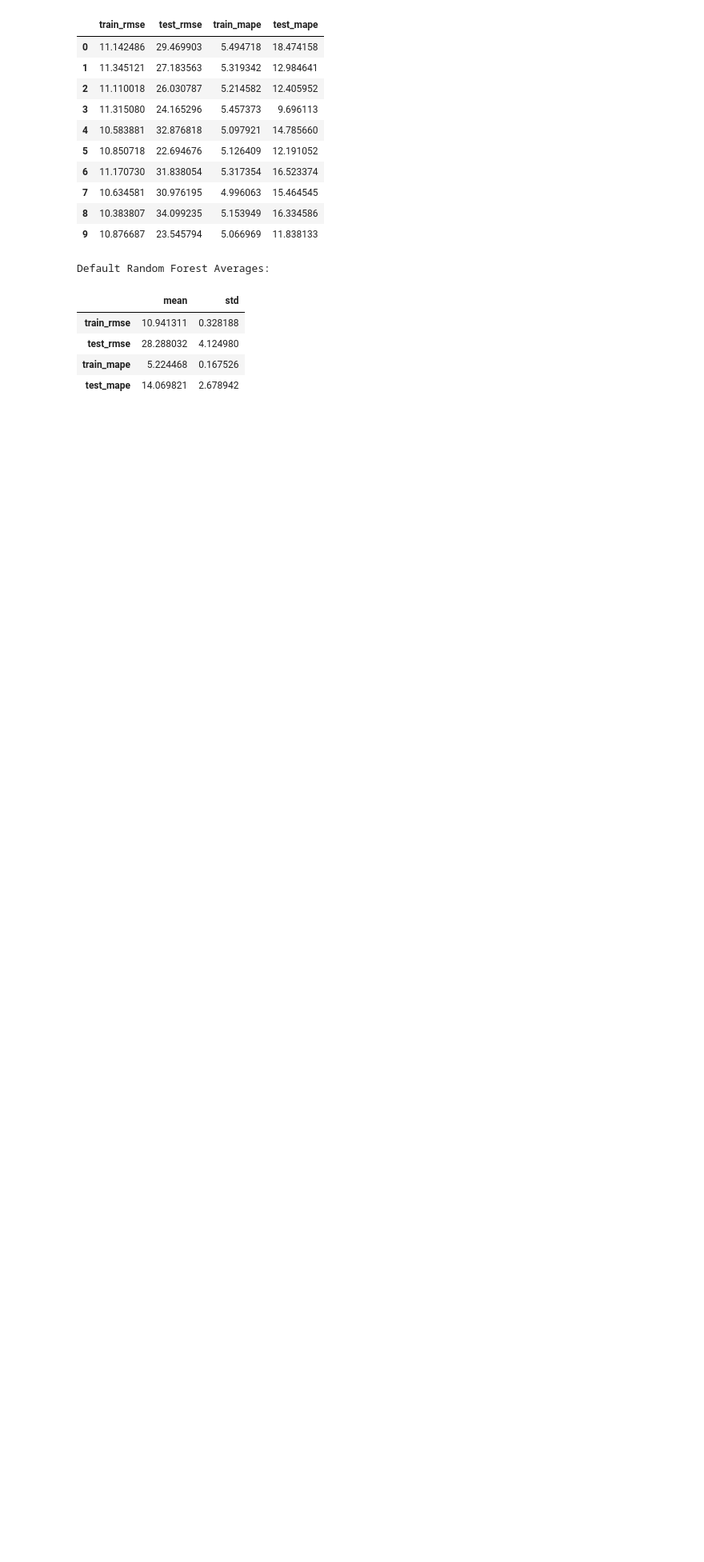
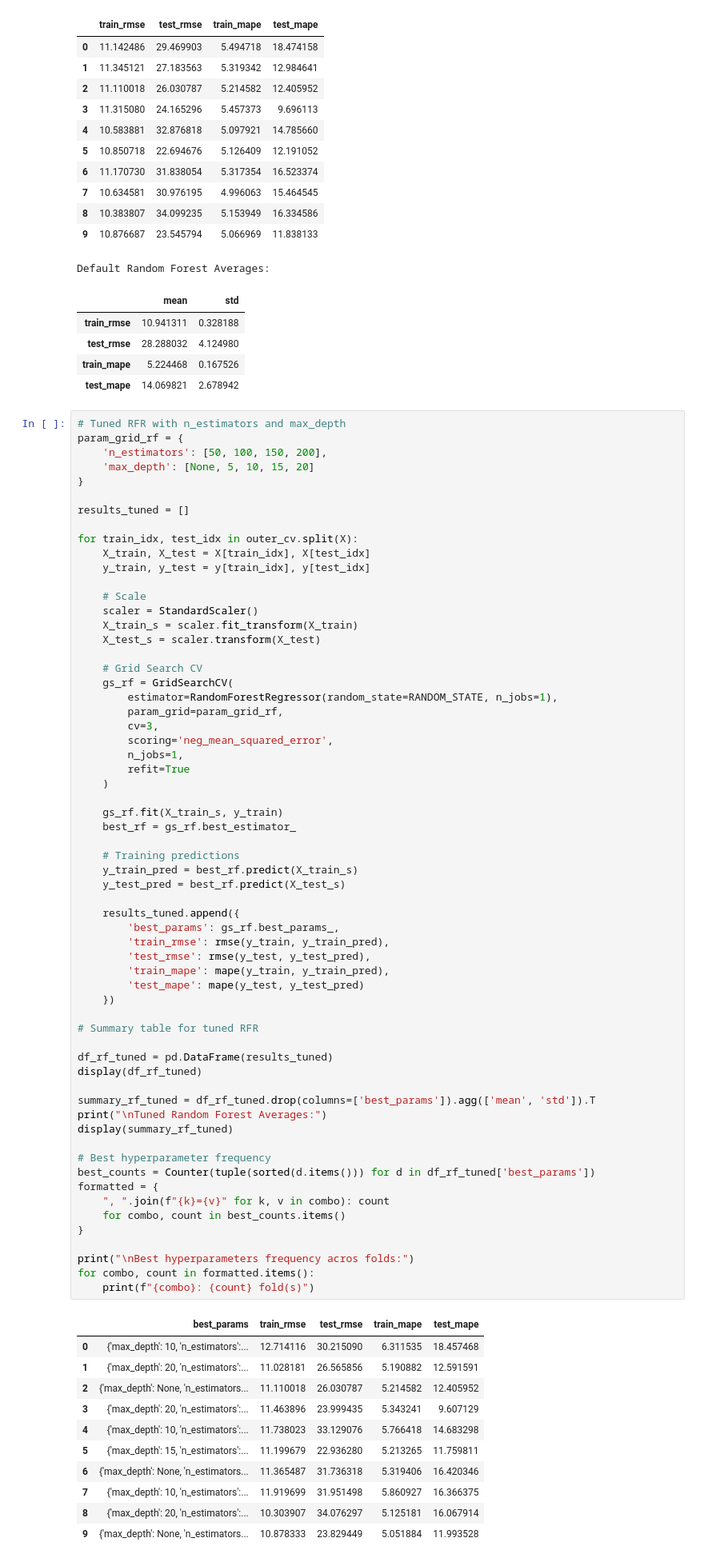
Before and after one commit to roanelwood/CT4101_Assignment2, a Jupyter notebook: RFR.ipynb, the cells around one changed output. Shown: that part at 80% size. Drawn from its saved outputs; the diff is of its cells as text; blank space fills up the shorter version.

```diff
--- a/RFR.ipynb
+++ b/RFR.ipynb
@@ -106,3 +106,77 @@ Default Random Forest Averages:
 | test_rmse | 28.288032 | 4.124980 |
 | train_mape | 5.224468 | 0.167526 |
 | test_mape | 14.069821 | 2.678942 |
+# %%
+# Tuned RFR with n_estimators and max_depth
+param_grid_rf = {
+    'n_estimators': [50, 100, 150, 200],
+    'max_depth': [None, 5, 10, 15, 20]
+}
+
+results_tuned = []
+
+for train_idx, test_idx in outer_cv.split(X):
+    X_train, X_test = X[train_idx], X[test_idx]
+    y_train, y_test = y[train_idx], y[test_idx]
+
+    # Scale
+    scaler = StandardScaler()
+    X_train_s = scaler.fit_transform(X_train)
+    X_test_s = scaler.transform(X_test)
+
+    # Grid Search CV
+    gs_rf = GridSearchCV(
+        estimator=RandomForestRegressor(random_state=RANDOM_STATE, n_jobs=1),
+        param_grid=param_grid_rf,
+        cv=3,
+        scoring='neg_mean_squared_error',
+        n_jobs=1,
+        refit=True
+    )
+
+    gs_rf.fit(X_train_s, y_train)
+    best_rf = gs_rf.best_estimator_
+
+    # Training predictions
+    y_train_pred = best_rf.predict(X_train_s)
+    y_test_pred = best_rf.predict(X_test_s)
+
+    results_tuned.append({
+        'best_params': gs_rf.best_params_,
+        'train_rmse': rmse(y_train, y_train_pred),
+        'test_rmse': rmse(y_test, y_test_pred),
+        'train_mape': mape(y_train, y_train_pred),
+        'test_mape': mape(y_test, y_test_pred)
+    })
+
+# Summary table for tuned RFR
+
+df_rf_tuned = pd.DataFrame(results_tuned)
+display(df_rf_tuned)
+
+summary_rf_tuned = df_rf_tuned.drop(columns=['best_params']).agg(['mean', 'std']).T
+print("\nTuned Random Forest Averages:")
+display(summary_rf_tuned)
+
+# Best hyperparameter frequency
+best_counts = Counter(tuple(sorted(d.items())) for d in df_rf_tuned['best_params'])
+formatted = {
+    ", ".join(f"{k}={v}" for k, v in combo): count
+    for combo, count in best_counts.items()
+}
+
+print("\nBest hyperparameters frequency acros folds:")
+for combo, count in formatted.items():
+    print(f"{combo}: {count} fold(s)")
+# %% [output]
+|  | best_params | train_rmse | test_rmse | train_mape | test_mape |
+| 0 | {'max_depth': 10, 'n_estimators':... | 12.714116 | 30.215090 | 6.311535 | 18.457468 |
+| 1 | {'max_depth': 20, 'n_estimators':... | 11.028181 | 26.565856 | 5.190882 | 12.591591 |
+| 2 | {'max_depth': None, 'n_estimators... | 11.110018 | 26.030787 | 5.214582 | 12.405952 |
+| 3 | {'max_depth': 20, 'n_estimators':... | 11.463896 | 23.999435 | 5.343241 | 9.607129 |
+| 4 | {'max_depth': 10, 'n_estimators':... | 11.738023 | 33.129076 | 5.766418 | 14.683298 |
+| 5 | {'max_depth': 15, 'n_estimators':... | 11.199679 | 22.936280 | 5.213265 | 11.759811 |
+| 6 | {'max_depth': None, 'n_estimators... | 11.365487 | 31.736318 | 5.319406 | 16.420346 |
+| 7 | {'max_depth': 10, 'n_estimators':... | 11.919699 | 31.951498 | 5.860927 | 16.366375 |
+| 8 | {'max_depth': 20, 'n_estimators':... | 10.303907 | 34.076297 | 5.125181 | 16.067914 |
+| 9 | {'max_depth': None, 'n_estimators... | 10.878333 | 23.829449 | 5.051884 | 11.993528 |
```
Also changed, not shown: parts of 2 cells of this notebook.
